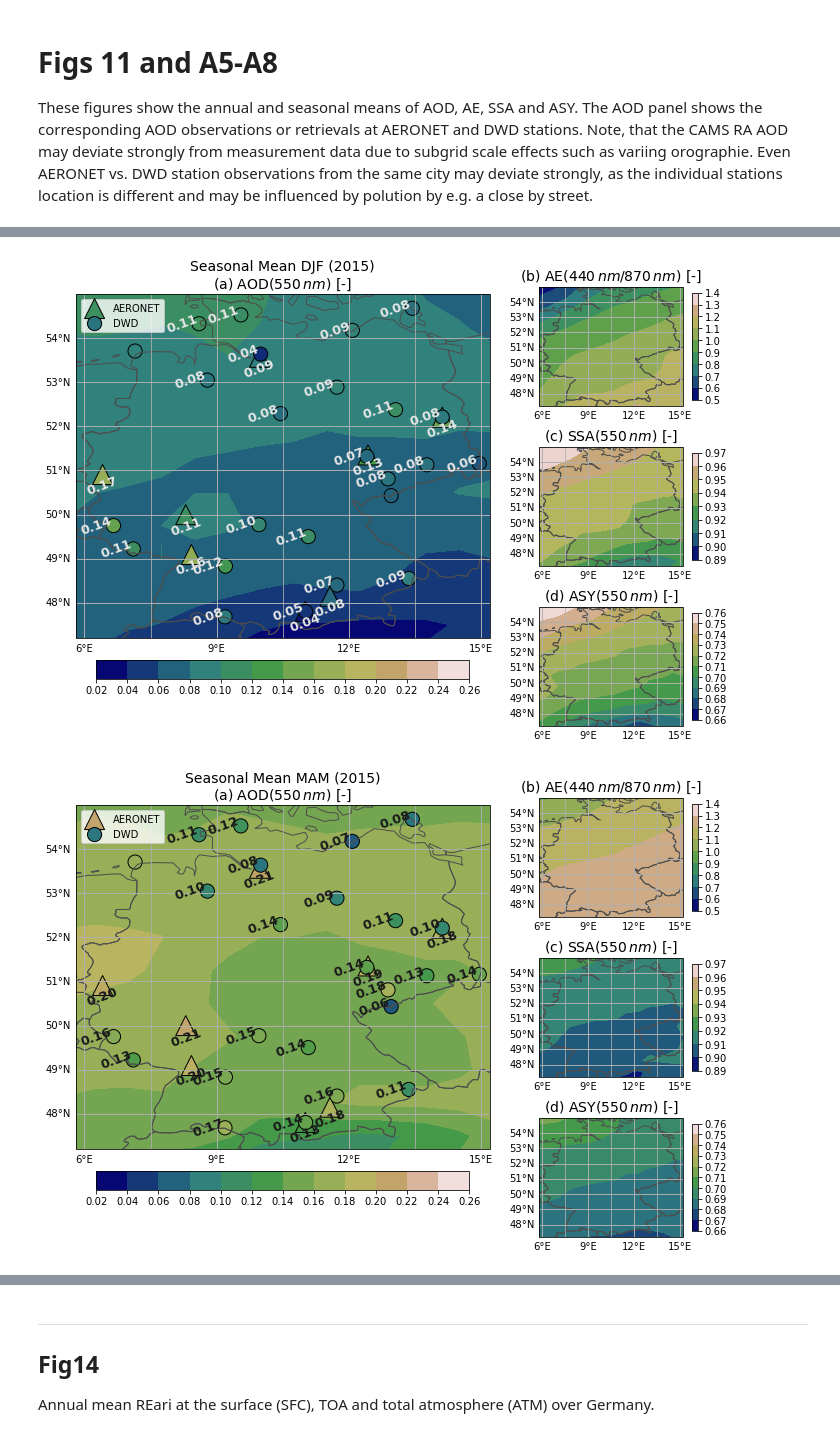
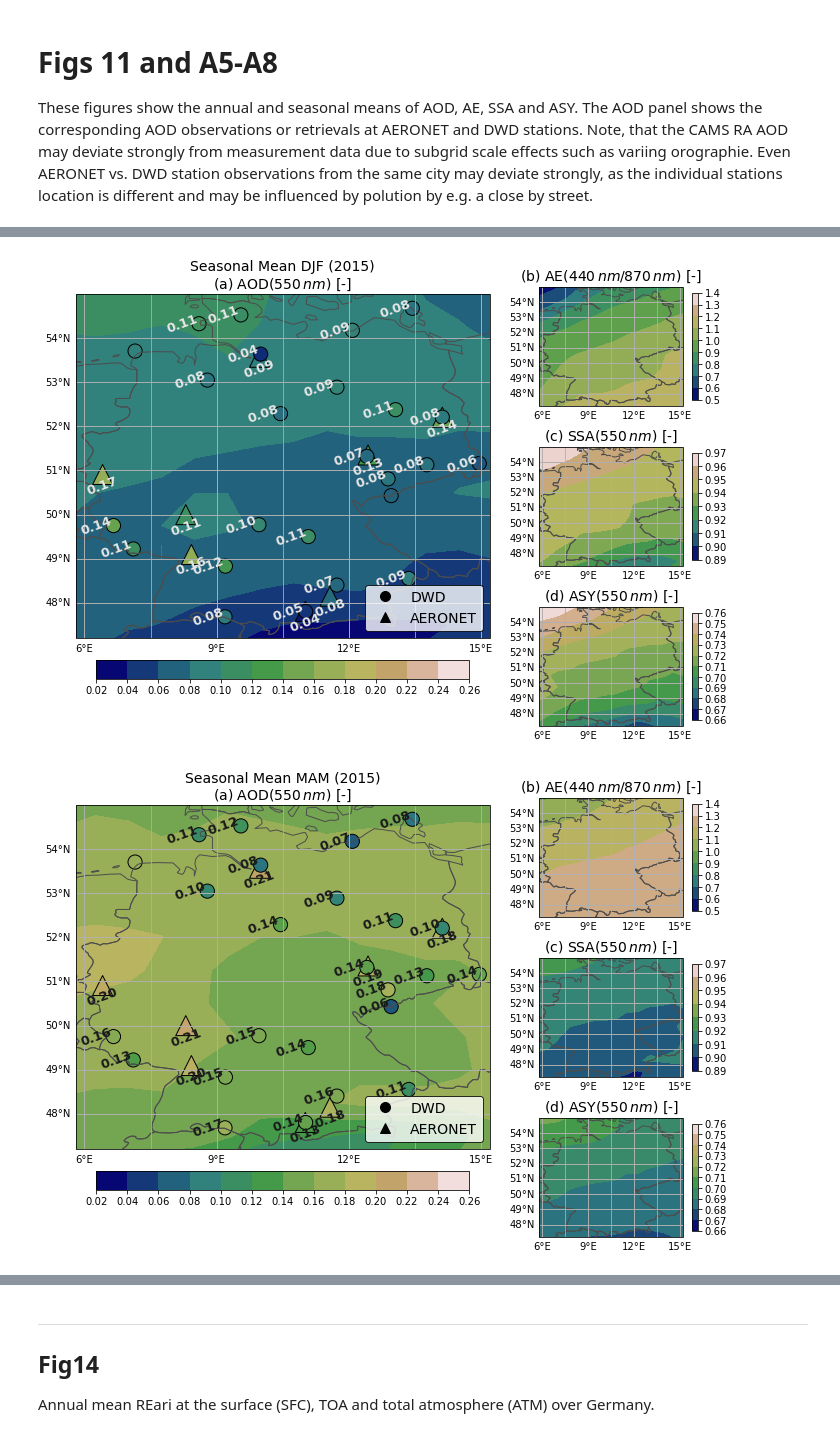
Before and after one commit to jonas-witthuhn/Aerosol-REari-Germany-2015, a Jupyter notebook: results_Fig11_Fig13_Fig14_FigA5-A9.ipynb, the cells around one changed output, grey strips where cells are left out. Drawn from its saved outputs; the diff is of its cells as text; code cells hidden in the pictures.

Commit message:
Changed Fig13 labels

```diff
--- a/results_Fig11_Fig13_Fig14_FigA5-A9.ipynb
+++ b/results_Fig11_Fig13_Fig14_FigA5-A9.ipynb
@@ -259,7 +259,10 @@ for select in ['year','DJF','MAM','JJA','SON']:
 #                 bbox=dict(boxstyle="square,pad=0.05",fc="w",alpha=0.5),
                )
 
-    plt.legend()
+    dwdmarker, = ax.plot([0,0],[0,1],color='k',linestyle='',marker='.',markersize=20,label='DWD')
+    aermarker, = ax.plot([0,0],[0,1],color='k',linestyle='',marker='^',markersize=10,label='AERONET')
+    plt.legend(handles=[dwdmarker,aermarker],edgecolor='k',fontsize=14,loc=4)
+
 
     ax = plt.subplot2grid((3,3),(0,2),
                           colspan=1,rowspan=1,
@@ -301,2 +304,2 @@ for select in ['year','DJF','MAM','JJA','SON']:
-[figure, old version]
+[figure, new version]
-[figure, old version]
+[figure, new version]
```
Also changed, not shown: parts of 1 cell of this notebook, 5 other files.
